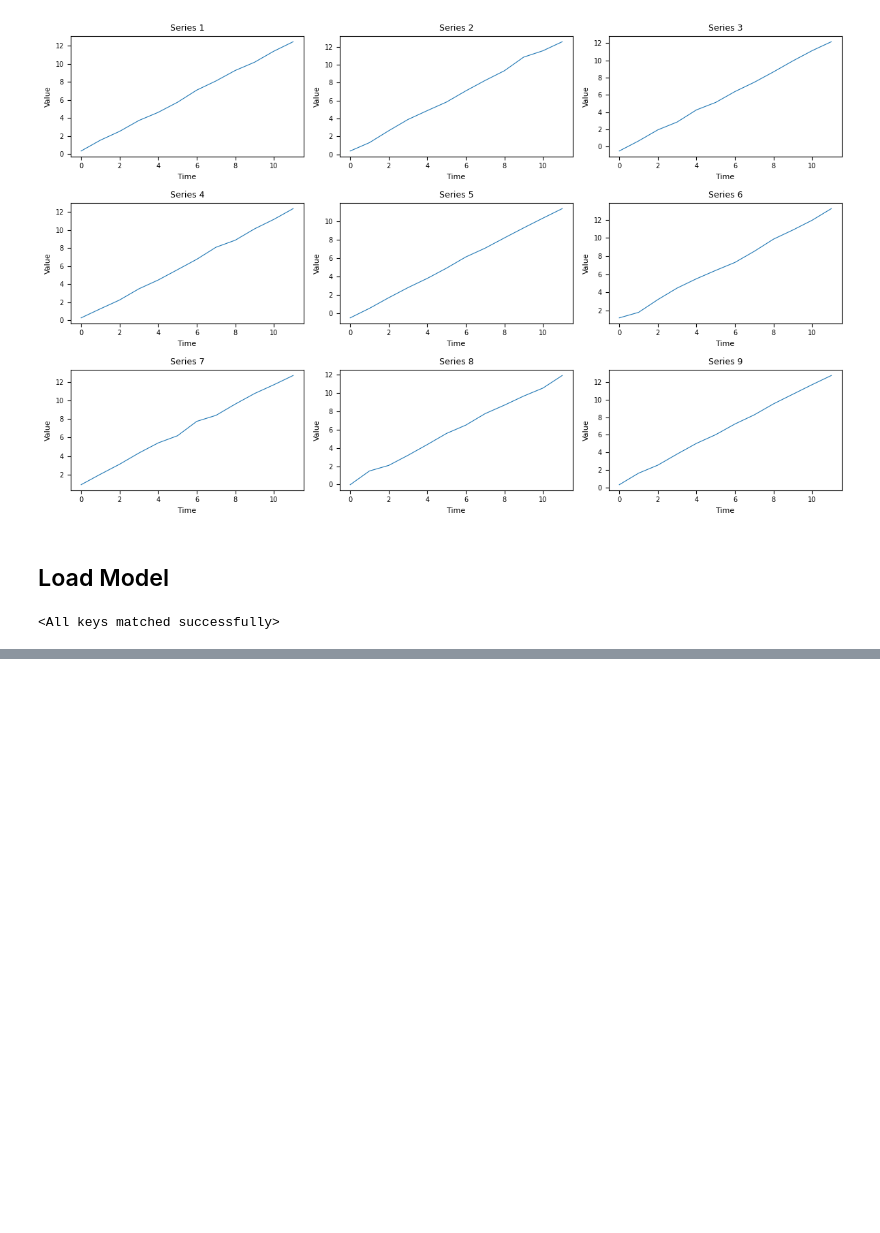
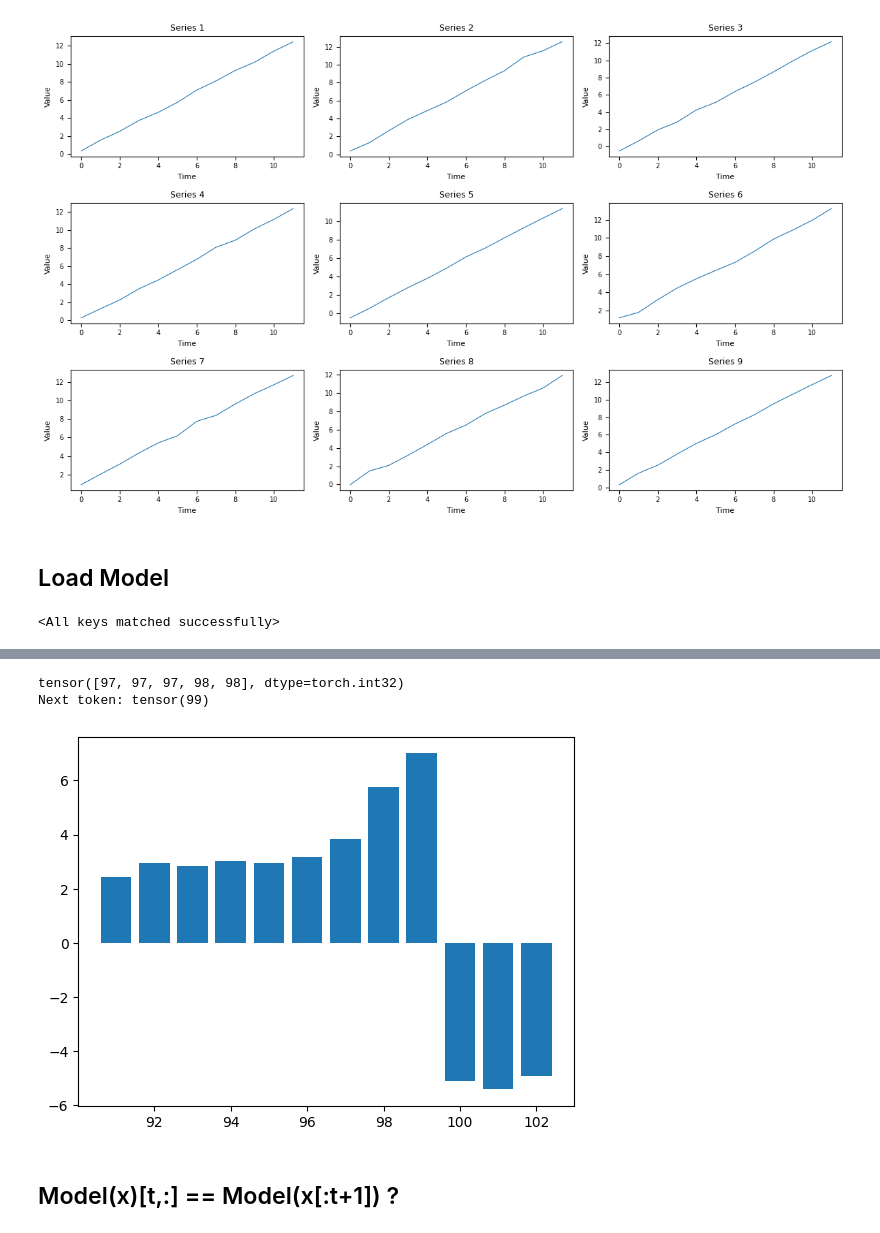
Before and after one commit to Pratik-Doshi-99/time-series-fms, a Jupyter notebook: exploration/benchmark_perf.ipynb, the cells around one changed output, grey strips where cells are left out. Drawn from its saved outputs; the diff is of its cells as text; code cells hidden in the pictures; blank space fills up the shorter version.

```diff
--- a/exploration/benchmark_perf.ipynb
+++ b/exploration/benchmark_perf.ipynb
@@ -106,0 +158,4 @@ model.load_state_dict(state_dict)
+# %%
+causal_mask = get_causal_mask(len(x_item))
+with torch.no_grad():
+    logits = model(x_item.unsqueeze(0), causal_mask)[0,:,:]
@@ -106,0 +178,16 @@ model.load_state_dict(state_dict)
+# %%
+def visualize_dist(dist):
+    x_axis = list(range(len(dist)))
+    peak = dist.argmax().item()
+    print('Next token:',dist.argmax())
+    plt.bar(x=x_axis[peak-8:min(peak+25,len(x_axis))],height=dist[peak-8:min(peak+25,len(x_axis))])
+# %%
+token_idx = 254
+print(x_item[token_idx-5:token_idx])
+visualize_dist(logits[token_idx,:])
+# %% [output]
+tensor([97, 97, 97, 98, 98], dtype=torch.int32)
+Next token: tensor(99)
+[figure, added]
+# %% [markdown]
+## Model(x)[t,:] == Model(x[:t+1]) ?
```
Also changed, not shown: parts of 18 cells of this notebook, 2 other files.
